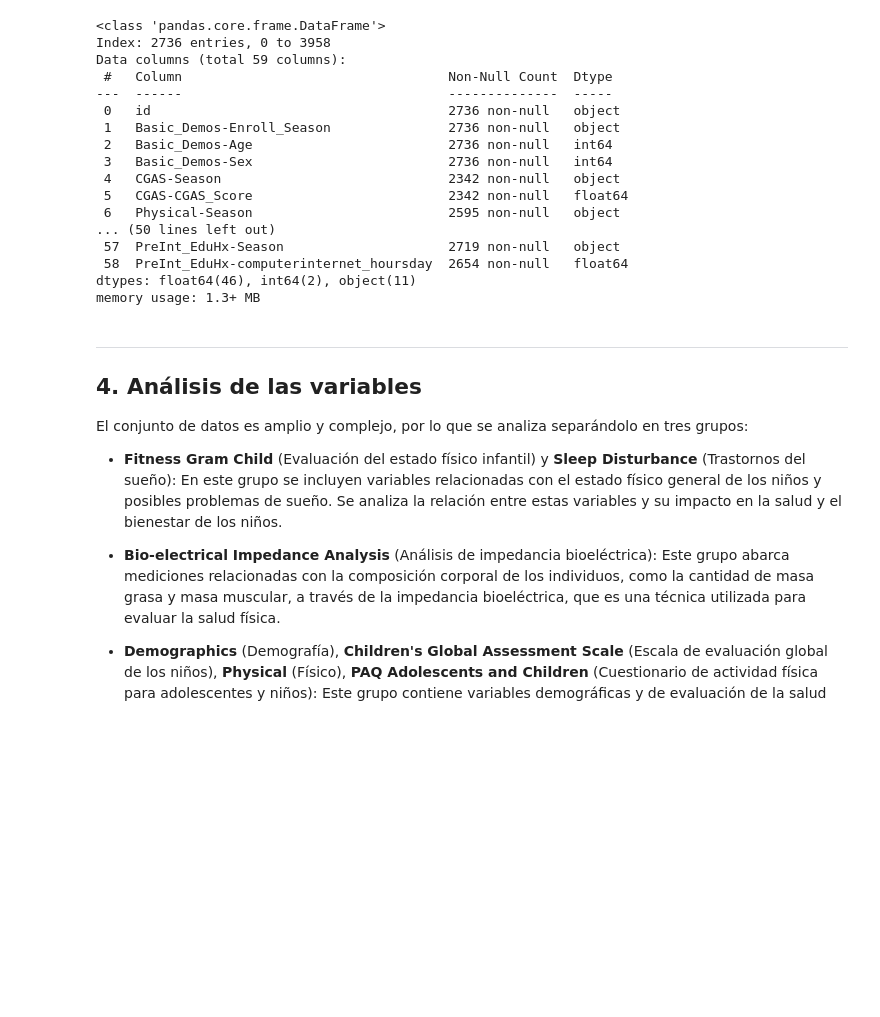
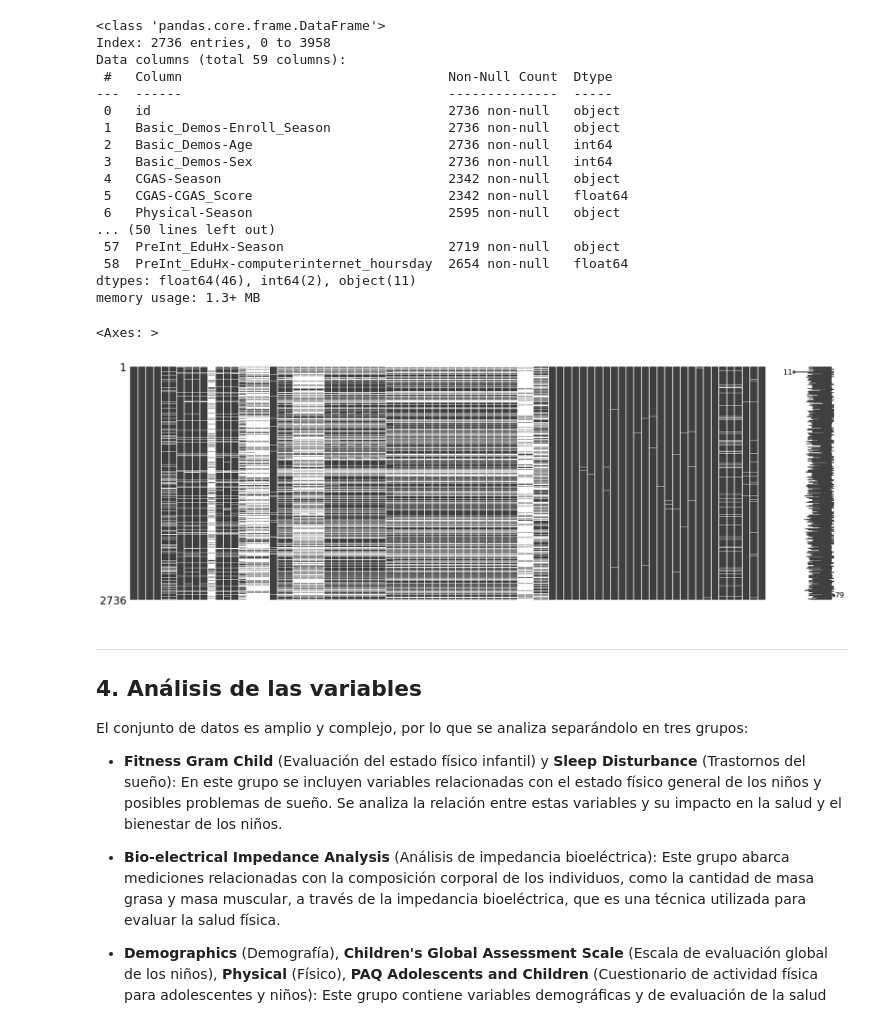
Before and after one commit to GustavoGtz/PIU_Prediction, a Jupyter notebook: proyect/child_mind_kaggle.ipynb, the cells around one changed output. Cells and saved outputs as stored; diff of their text form; code cells hidden in the pictures; blank space fills up the shorter version.

```diff
--- a/proyect/child_mind_kaggle.ipynb
+++ b/proyect/child_mind_kaggle.ipynb
@@ -177,3 +176,8 @@ memory usage: 1.3+ MB
+# %%
+msno.matrix(train_supervized, figsize=(24,8))
+# %% [output]
+<Axes: >
+[figure, added]
 # %% [markdown]
 ---
 ## 4. Análisis de las variables
```
Also changed, not shown: parts of 47 cells of this notebook.
